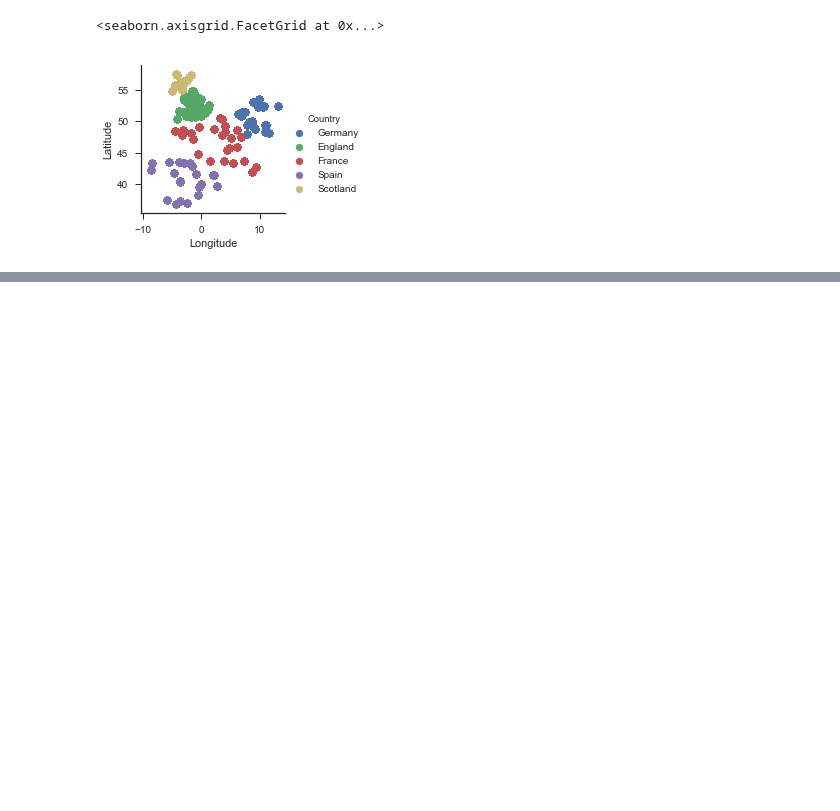
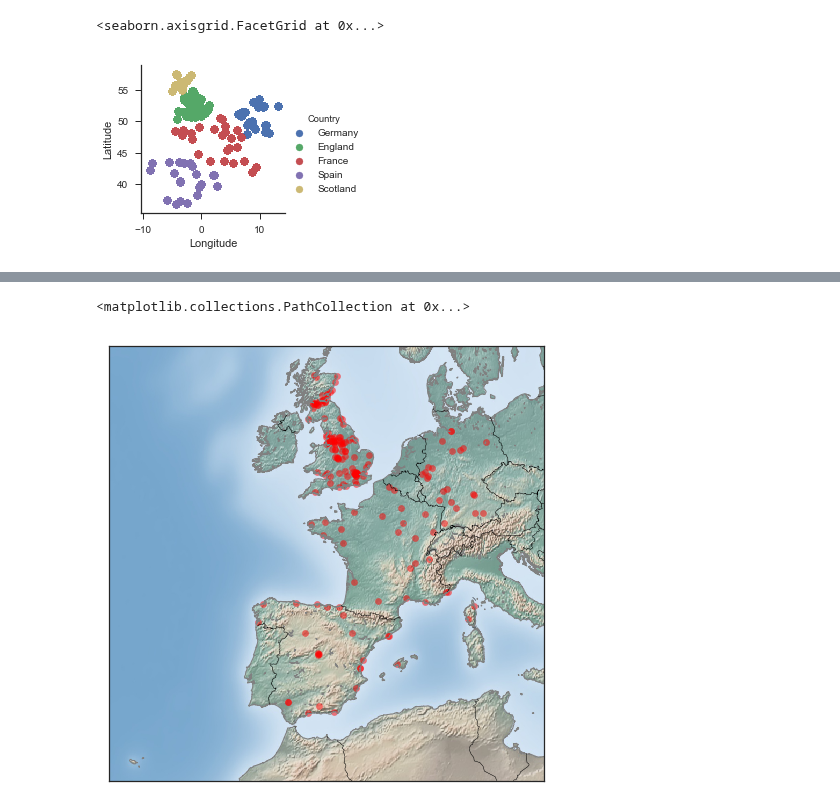
Before and after one commit to deacona/the-ball-is-round, a Jupyter notebook: notebooks/0.1-clubs-exploration.ipynb, the cells around one changed output, grey strips where cells are left out. Cells and saved outputs as stored; diff of their text form; code cells hidden in the pictures; blank space fills up the shorter version.

```diff
--- a/notebooks/0.1-clubs-exploration.ipynb
+++ b/notebooks/0.1-clubs-exploration.ipynb
@@ -178,0 +193,23 @@ fg.map(pyplot.scatter, 'Longitude', 'Latitude').add_legend()
+# %%
+# Extract the data we're interested in
+lat = fulldata.groupby(['Stadium'])[["Latitude"]].max().values
+lon = fulldata.groupby(['Stadium'])[["Longitude"]].max().values
+
+# print lat, lon
+# %%
+# 1. Draw the map background
+fig = plt.figure(figsize=(8, 8))
+m = Basemap(projection='lcc', resolution='h',
+            lat_0=46., lon_0=-3.,
+            width=3E6, height=3E6)
+m.shadedrelief()
+m.drawcoastlines(color='gray')
+m.drawcountries(color='black')
+
+# 2. scatter stadium data
+m.scatter(lon, lat, latlon=True,
+          color='r', s=40,
+          alpha=0.5)
+# %% [output]
+<matplotlib.collections.PathCollection at 0x...>
+[figure, added]
```
Also changed, not shown: parts of 7 cells of this notebook.
